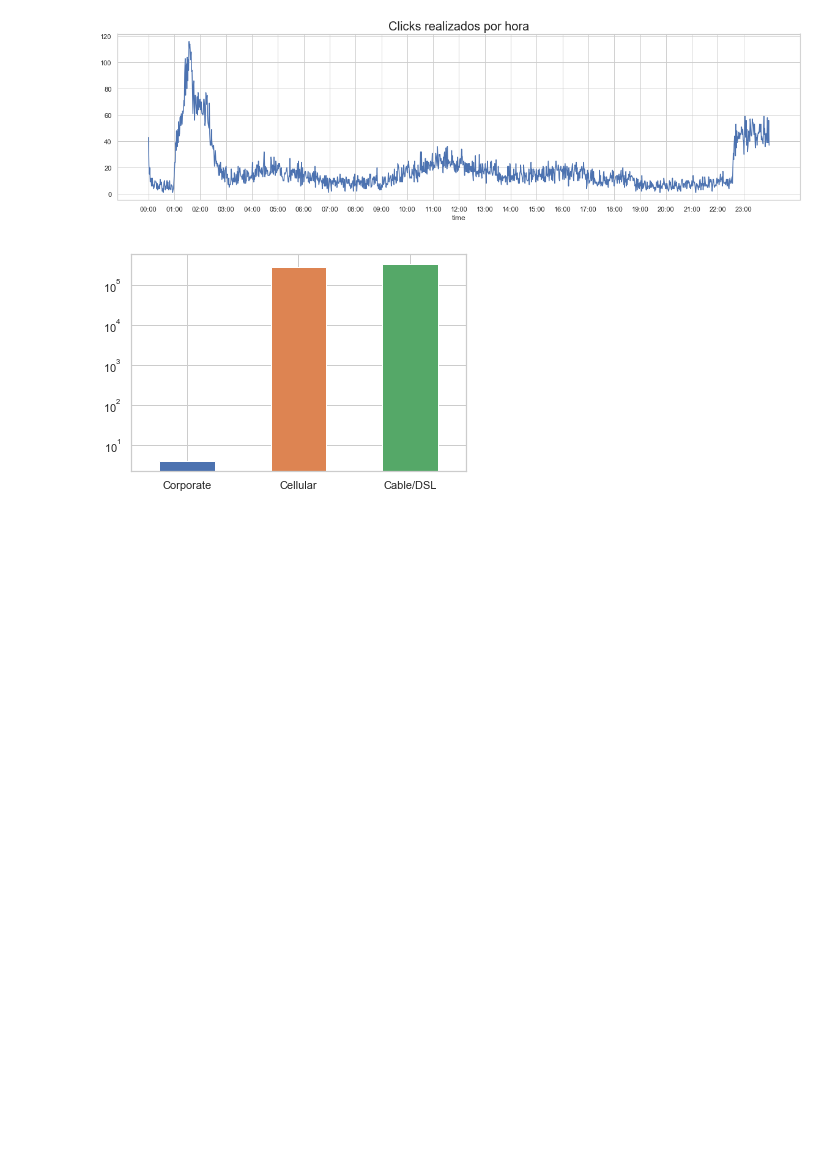
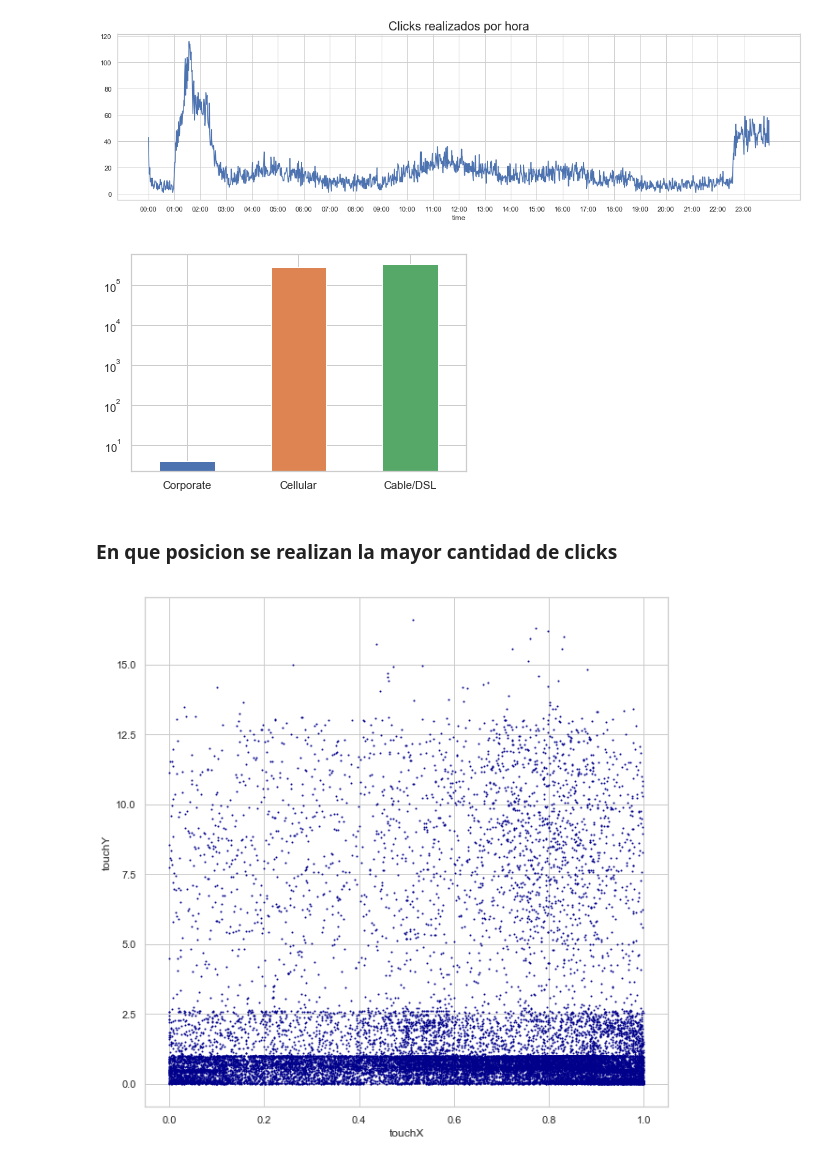
Before and after one commit to alepenaa94/Datos_2019, a Jupyter notebook: Notebook/TP1_Análisis Exploratorio.ipynb, the cells around one changed output. Drawn from its saved outputs; the diff is of its cells as text; code cells hidden in the pictures; blank space fills up the shorter version.

Commit message:
Agregada visualizacion
Agregue visualizacion la posicion donde se realizan los clicks

```diff
--- a/Notebook/TP1_Análisis Exploratorio.ipynb
+++ b/Notebook/TP1_Análisis Exploratorio.ipynb
@@ -74,3 +74,9 @@ plt.xticks(horas);
 events['connection_type'].value_counts().sort_values().plot(logy=True,kind='bar',rot=0);
 # %% [output]
 [figure]
+# %% [markdown]
+### En que posicion se realizan la mayor cantidad de clicks
+# %%
+clicks.plot.scatter('touchX','touchY',s=1,c='DarkBlue', figsize=(10,10));
+# %% [output]
+[figure, added]
```
Also changed, not shown: parts of 1 cell of this notebook.
